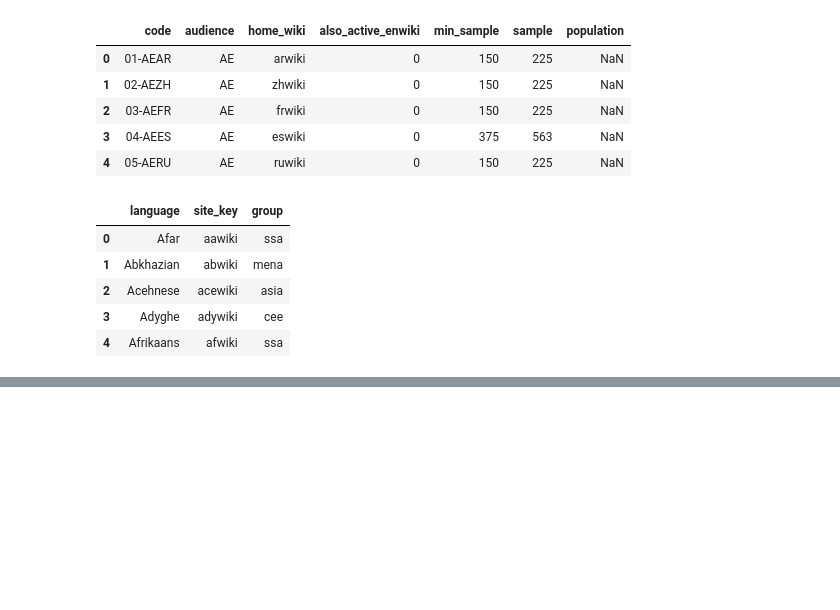
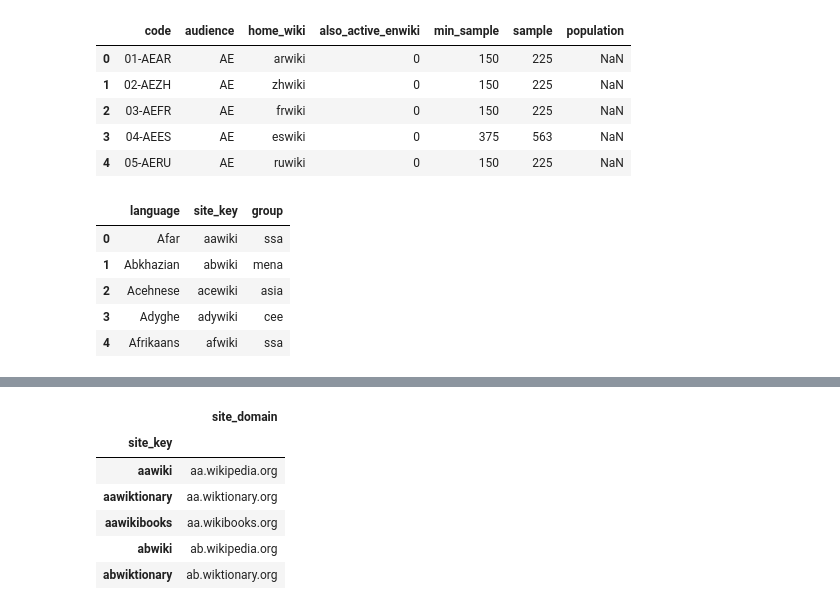
Before and after one commit to wikimedia-research/Community-Insights-sampling, a Jupyter notebook: sampling.ipynb, the cells around one changed output, grey strips where cells are left out. Drawn from its saved outputs; the diff is of its cells as text; code cells hidden in the pictures; blank space fills up the shorter version.

```diff
--- a/sampling.ipynb
+++ b/sampling.ipynb
@@ -209,0 +198,15 @@ frame_test
+# %%
+domains = pd.read_table("site_domains.tsv", index_col = 0)
+
+def lookup_domain(site_key):
+    return domains.loc[site_key, "site_domain"]
+
+domains.head()
+# %% [output]
+|  | site_domain |
+| site_key |  |
+| aawiki | aa.wikipedia.org |
+| aawiktionary | aa.wiktionary.org |
+| aawikibooks | aa.wikibooks.org |
+| abwiki | ab.wikipedia.org |
+| abwiktionary | ab.wiktionary.org |
```
Also changed, not shown: parts of 16 cells of this notebook, 1 other file.
